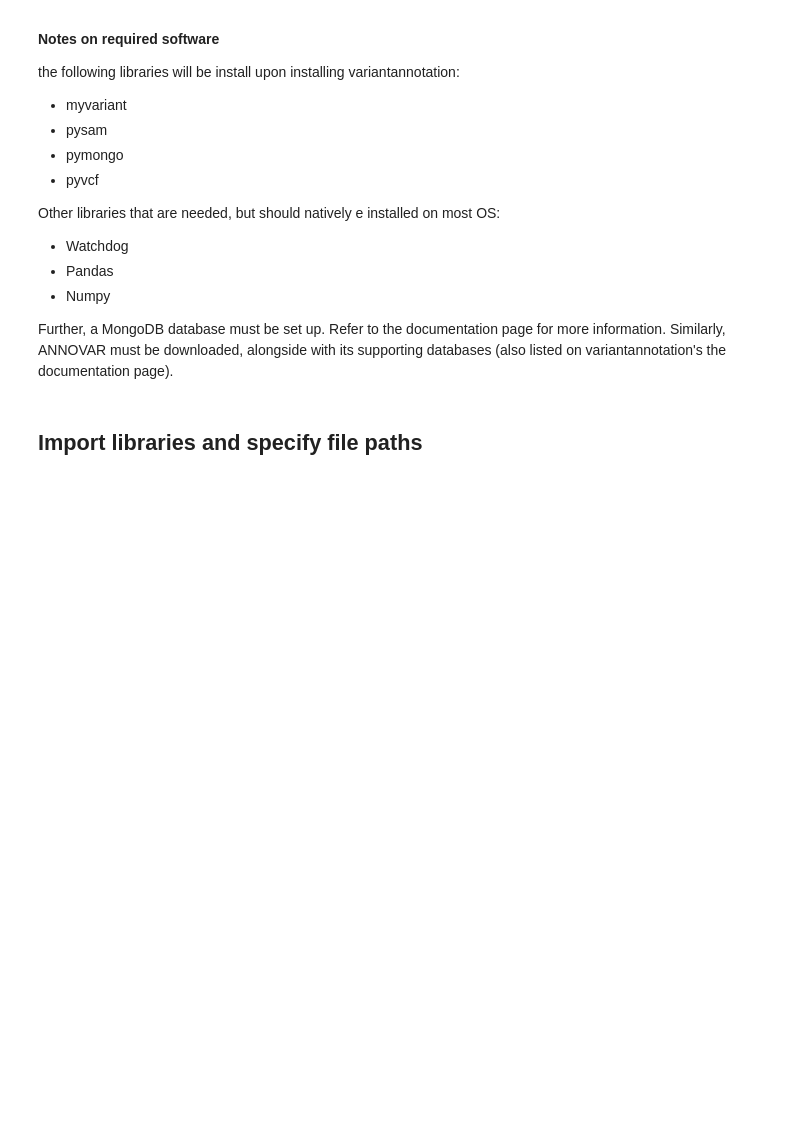
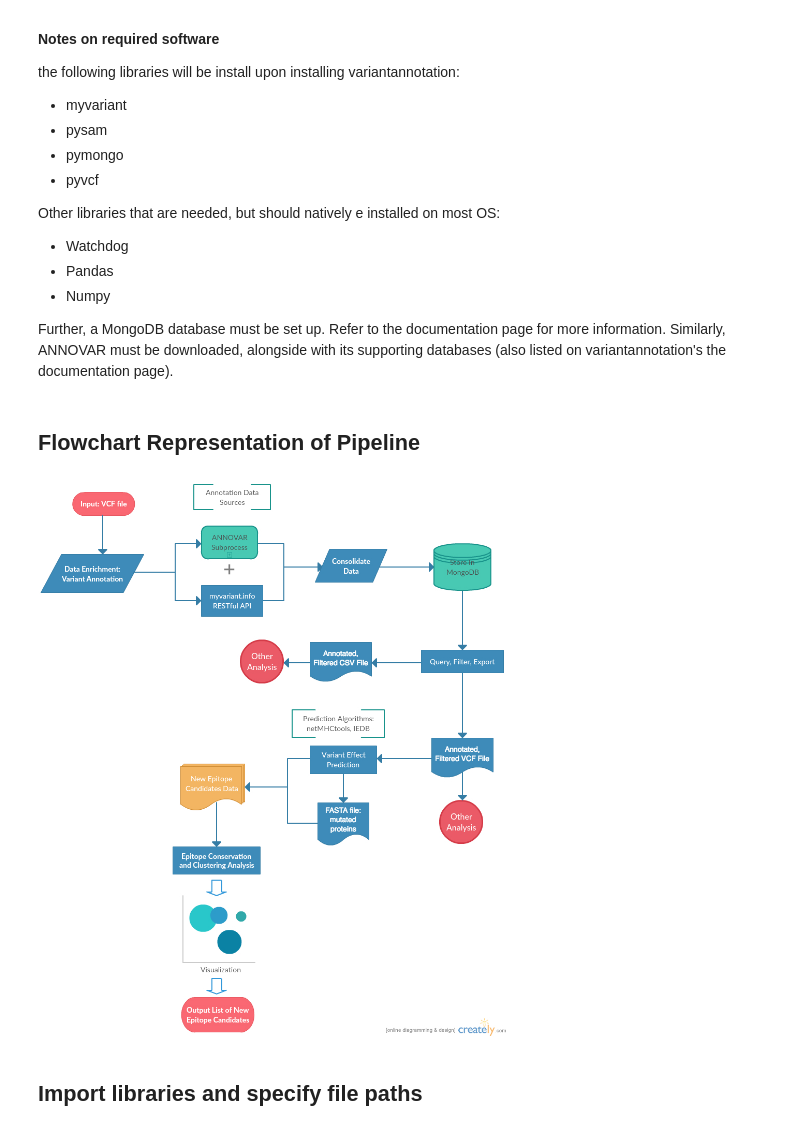
Before and after one commit to carlomazzaferro/neoantigen, a Jupyter notebook: Variant Annotation, Filtering, Prioritization and New Epitope Prediction Pipeline.ipynb, the cells around one changed output. Saved outputs shown, nothing was run; the diff lists cells and outputs as text; code cells hidden in the pictures; blank space fills up the shorter version.

Commit message:
Added flowchart and info on Epitope Prediction

```diff
--- a/Variant Annotation, Filtering, Prioritization and New Epitope Prediction Pipeline.ipynb
+++ b/Variant Annotation, Filtering, Prioritization and New Epitope Prediction Pipeline.ipynb
@@ -48,6 +48,13 @@ Other libraries that are needed, but should natively e installed on most OS:
 
 Further, a MongoDB database must be set up. Refer to the documentation page for more information.
 Similarly, ANNOVAR must be downloaded, alongside with its supporting databases (also listed on variantannotation's the documentation page).
+# %% [markdown]
+## Flowchart Representation of Pipeline
+# %%
+from IPython.display import Image
+Image(filename='/Users/carlomazzaferro/Desktop/New Video Upload ProcessJPG.jpg')
+# %% [output]
+[figure, added]
 # %% [markdown]
 <a id = "setup"></a>
 ## Import libraries and specify file paths
```
Also changed, not shown: parts of 10 cells of this notebook.
